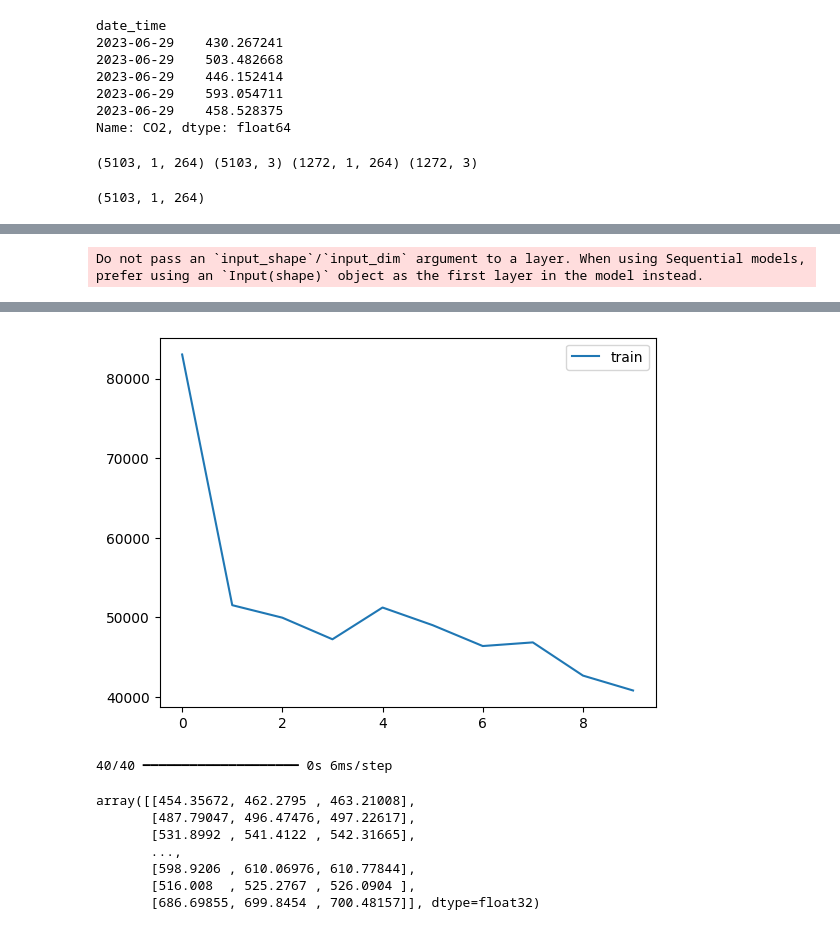
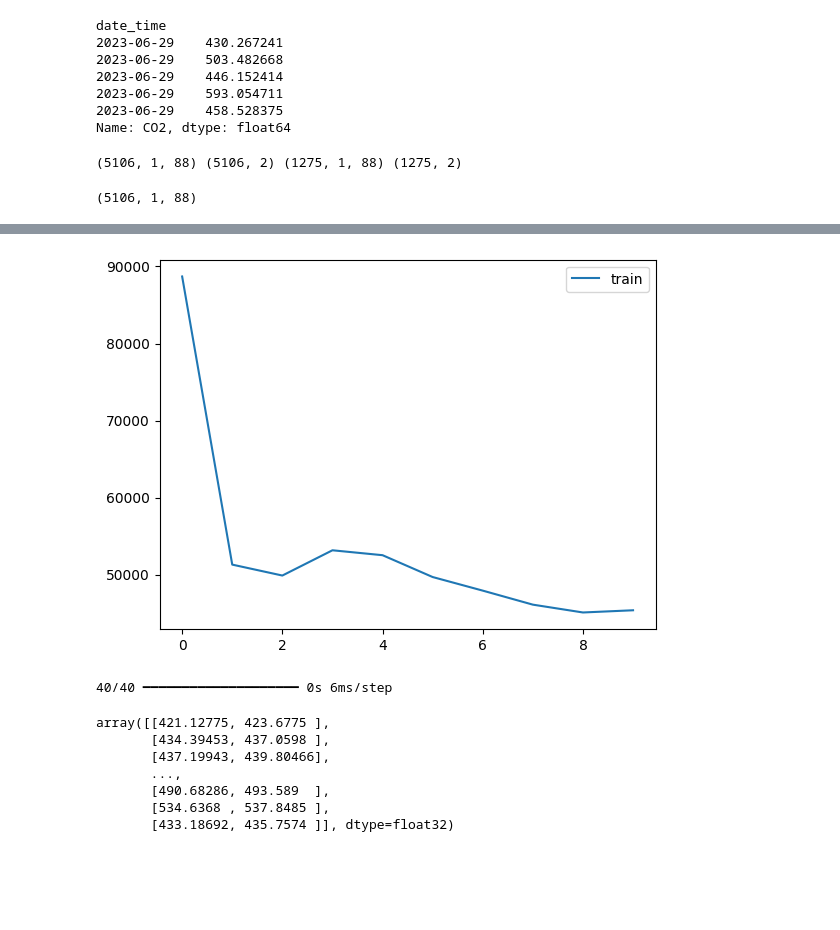
Before and after one commit to dan-vp/iot_co2_ampel_m, a Jupyter notebook: CO2_forecasting.ipynb, the cells around one changed output, grey strips where cells are left out. Drawn from its saved outputs; the diff is of its cells as text; code cells hidden in the pictures; blank space fills up the shorter version.

```diff
--- a/CO2_forecasting.ipynb
+++ b/CO2_forecasting.ipynb
@@ -9,7 +9,3 @@ No .dat files found in C:/Users/danie/building_M_data.
  Trying to extract files from the original directory D:/hka-aqm-m
 Read data successfully.
 Data contains 979166 data points and 18 columns.
-# %%
-df["date_time"] = pd.to_datetime(df["date_time"])
-# %%
-df[df.device_id.str.contains("m101")].set_index("date_time")[["CO2"]].resample("1d").mean()
@@ -104,8 +69,10 @@ def transform_data_for_forecasting(data, label_name, n_in, n_out, dropna = True)
 
     return data_reframed
 # %%
-train_reframed = transform_data_for_forecasting(df_train, "CO2", 3, 3)
-test_reframed = transform_data_for_forecasting(df_test, "CO2", 3, 3)
+n_out = 2
+
+train_reframed = transform_data_for_forecasting(df_train, "CO2", 1, n_out)
+test_reframed = transform_data_for_forecasting(df_test, "CO2", 1, n_out)
 
 train_reframed
 # %% [output]
@@ -165,13 +132,13 @@ def transform_to_numpy_array(train_data, test_data, n_out):
 
     return train_X, train_y, test_X, test_y
 
-train_X, train_y, test_X, test_y = transform_to_numpy_array(train_reframed, test_reframed, 3)
+train_X, train_y, test_X, test_y = transform_to_numpy_array(train_reframed, test_reframed, n_out)
 # %% [output]
-(5103, 1, 264) (5103, 3) (1272, 1, 264) (1272, 3)
+(5106, 1, 88) (5106, 2) (1275, 1, 88) (1275, 2)
 # %%
 train_X.shape
 # %% [output]
-(5103, 1, 264)
+(5106, 1, 88)
 # %%
 import tensorflow as tf
 from keras.models import Sequential
@@ -205,7 +172,7 @@ class MyLSTMModel:
         self.model.summary()
 
 # Instantiate the model
-my_model = MyLSTMModel(3)
+my_model = MyLSTMModel(n_out)
 
 history = my_model.model.fit(train_X, train_y, epochs=10, batch_size=64,
                              #validation_data=(test_X, test_y),
@@ -222 +207,0 @@ Epoch 1/10
-Do not pass an `input_shape`/`input_dim` argument to a layer. When using Sequential models, prefer using an `Input(shape)` object as the first layer in the model instead.
@@ -242,17 +208,17 @@ Epoch 10/10
-[figure, old version]
+[figure, new version]
 # %%
 pred = my_model.model.predict(test_X)
 
 pred
 # %% [output]
 40/40 ━━━━━━━━━━━━━━━━━━━━ 0s 6ms/step
-array([[454.35672, 462.2795 , 463.21008],
-       [487.79047, 496.47476, 497.22617],
-       [531.8992 , 541.4122 , 542.31665],
+array([[421.12775, 423.6775 ],
+       [434.39453, 437.0598 ],
+       [437.19943, 439.80466],
        ...,
-       [598.9206 , 610.06976, 610.77844],
-       [516.008  , 525.2767 , 526.0904 ],
-       [686.69855, 699.8454 , 700.48157]], dtype=float32)
+       [490.68286, 493.589  ],
+       [534.6368 , 537.8485 ],
+       [433.18692, 435.7574 ]], dtype=float32)
 # %%
 from sklearn.metrics import mean_squared_error, mean_absolute_percentage_error, root_mean_squared_error, r2_score
 import plotly.express as px
```
Also changed, not shown: parts of 5 cells of this notebook, 1 other file.
